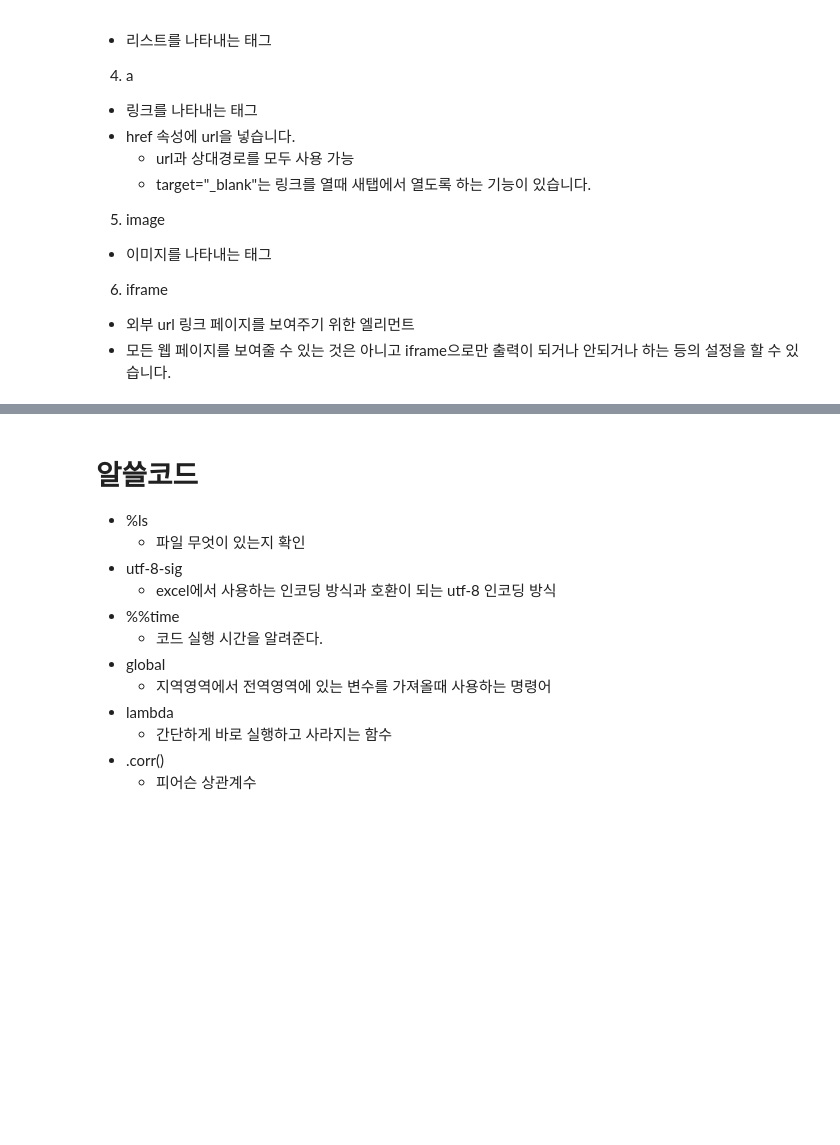
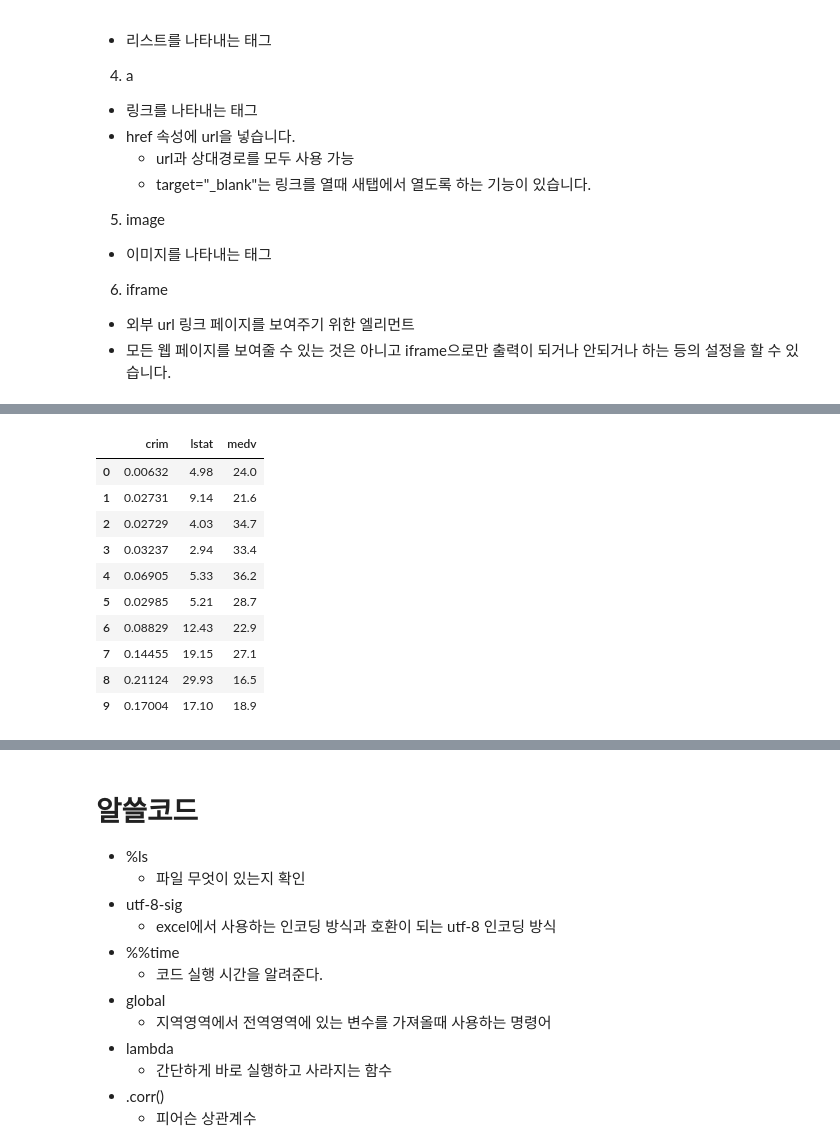
Before and after one commit to ghing-tae/kt-ai-2, a Jupyter notebook: python.ipynb, the cells around one changed output, grey strips where cells are left out. Saved outputs shown, nothing was run; the diff lists cells and outputs as text; code cells hidden in the pictures; blank space fills up the shorter version.

```diff
--- a/python.ipynb
+++ b/python.ipynb
@@ -782,0 +860,2 @@ covid_title_en.xlsx  covid.xlsx  sample_data/
+# %%
+boston = pd.read_csv('https://raw.githubusercontent.com/DA4BAM/dataset/master/boston2.csv')
@@ -782,0 +893,14 @@ covid_title_en.xlsx  covid.xlsx  sample_data/
+# %%
+boston.loc[:9, ['crim','lstat','medv']]
+# %% [output]
+|  | crim | lstat | medv |
+| 0 | 0.00632 | 4.98 | 24.0 |
+| 1 | 0.02731 | 9.14 | 21.6 |
+| 2 | 0.02729 | 4.03 | 34.7 |
+| 3 | 0.03237 | 2.94 | 33.4 |
+| 4 | 0.06905 | 5.33 | 36.2 |
+| 5 | 0.02985 | 5.21 | 28.7 |
+| 6 | 0.08829 | 12.43 | 22.9 |
+| 7 | 0.14455 | 19.15 | 27.1 |
+| 8 | 0.21124 | 29.93 | 16.5 |
+| 9 | 0.17004 | 17.10 | 18.9 |
```
Also changed, not shown: parts of 14 cells of this notebook.
